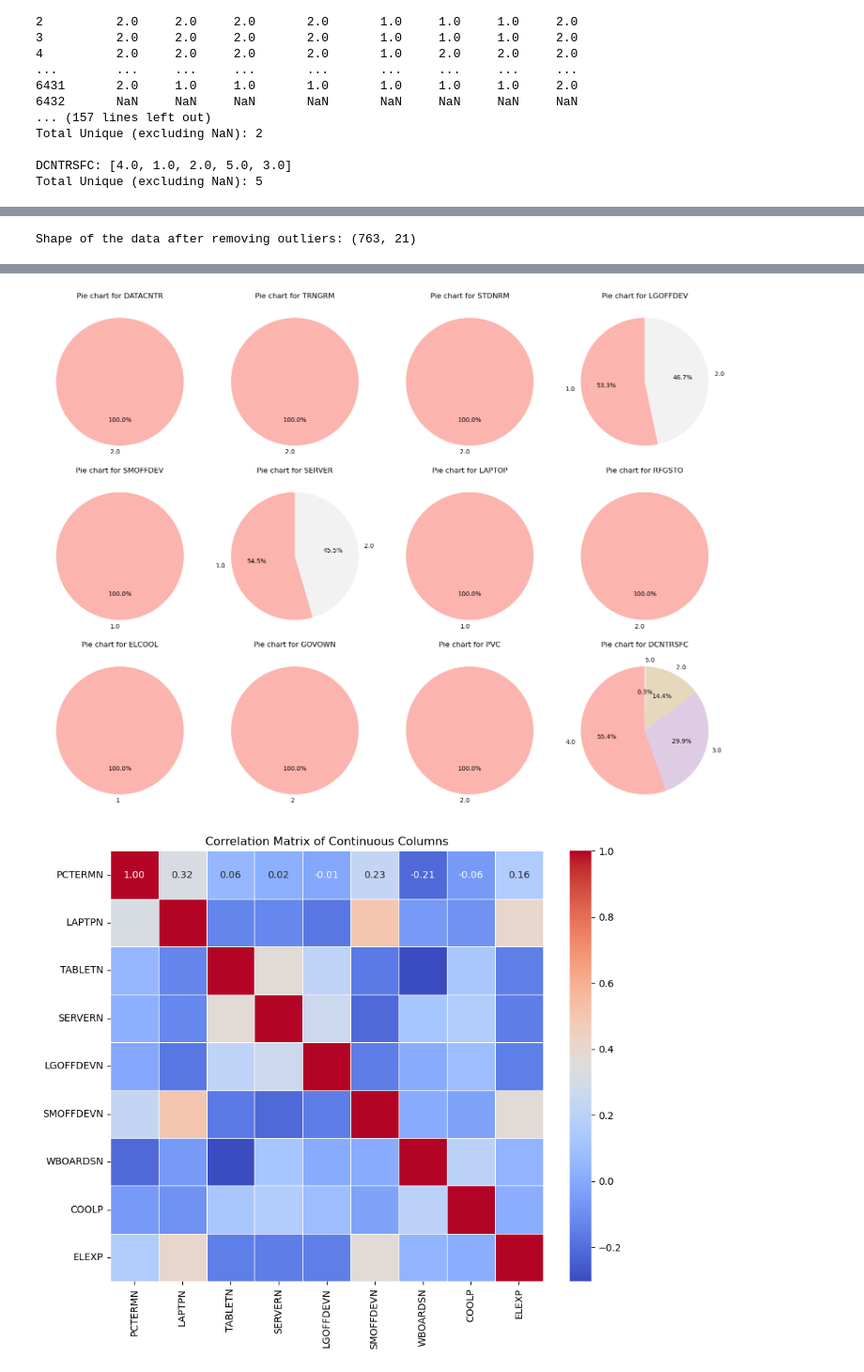
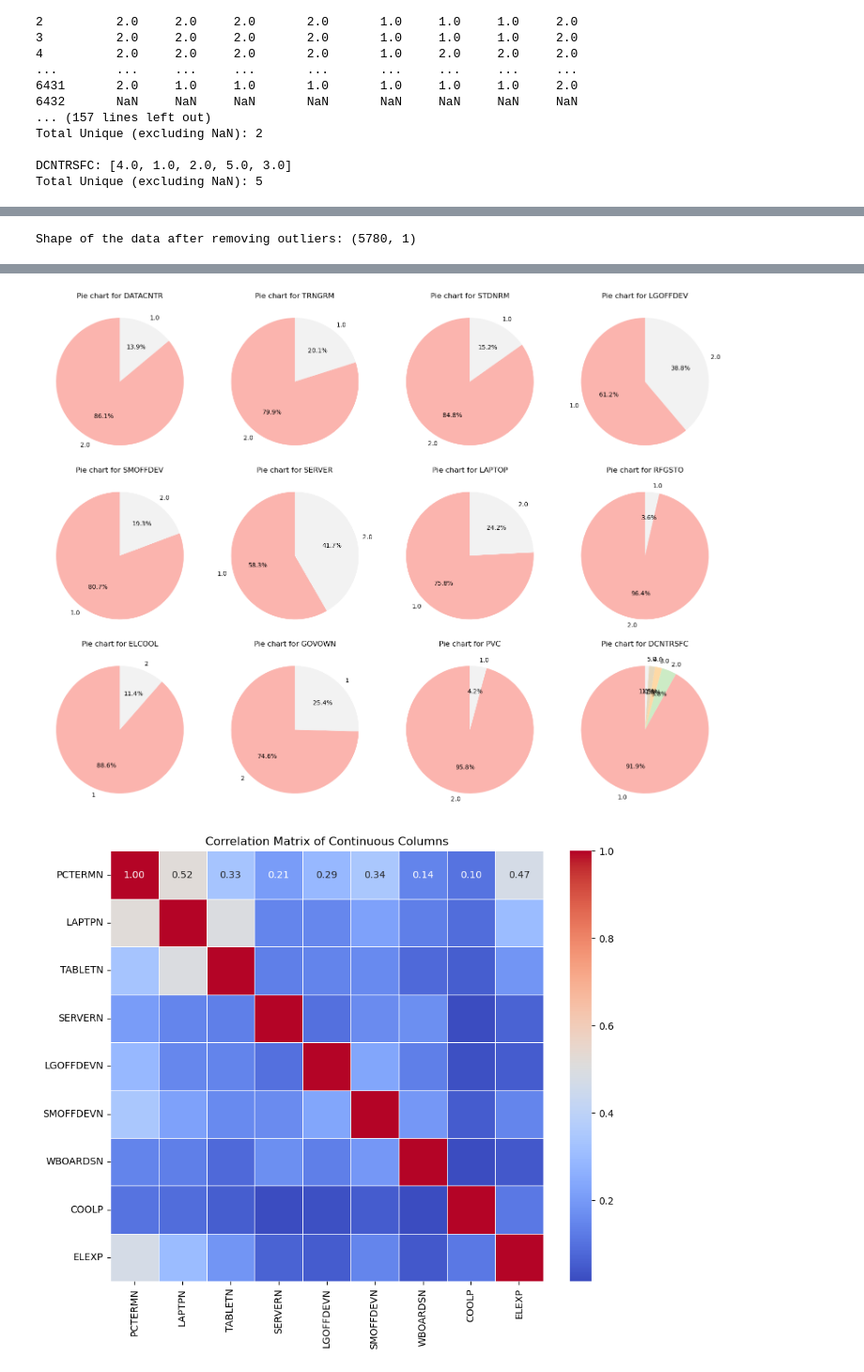
Before and after one commit to aash1999/Commercial-Buildings-Energy-Consumption-Survey, a Jupyter notebook: codes/EDAQ3_Aakash.ipynb, the cells around one changed output, grey strips where cells are left out. Shown at 94% size. Cells and saved outputs as stored; diff of their text form; code cells hidden in the pictures.

```diff
--- a/codes/EDAQ3_Aakash.ipynb
+++ b/codes/EDAQ3_Aakash.ipynb
@@ -7,6 +7,7 @@ data = pd.read_csv("../datasets/cbecs2018_final_public.csv")
 
 cat_cols = ["DATACNTR", "TRNGRM", "STDNRM", "LGOFFDEV", "SMOFFDEV", "SERVER", "LAPTOP", "RFGSTO", "ELCOOL","GOVOWN", "PVC", "DCNTRSFC" ]
 cont_cols = ["PCTERMN", "LAPTPN", "TABLETN","SERVERN", "LGOFFDEVN", "SMOFFDEVN", "WBOARDSN", "COOLP", "ELEXP"]
+target_col = "ELEXP"
 columns =  cat_cols + cont_cols
 # %%
 def show_unique_values(df, cat_cols):
@@ -158,11 +196,21 @@ class DataExploration:
     # 1. Plot Histograms for continuous columns
     def freedman_diaconis_bins(self, data):
         """Calculate optimal bin size using the Freedman-Diaconis rule"""
-        iqr = np.percentile(data, 75) - np.percentile(data, 25)  # Interquartile range
+        # Remove NaN and infinite values from the data
+        data = data.replace([np.inf, -np.inf], np.nan).dropna()
+
+        # Calculate interquartile range (IQR)
+        iqr = np.percentile(data, 75) - np.percentile(data, 25)
         n = len(data)
         bin_width = 2 * iqr / n**(1/3)
+
+        # Avoid division by zero in case of a narrow range
+        if bin_width == 0:
+            return 1  # Default to 1 bin if bin_width is zero
+
         bins = int((data.max() - data.min()) / bin_width)
         return bins
+
 
     def plot_histograms(self):
         plt.figure(figsize=(14, 10))
@@ -256,11 +304,11 @@ def remove_outliers(df):
     return df_no_outliers
 
 # Removing outliers from df_imputed
-df_no_outliers = remove_outliers(df_imputed)
+df_imputed["ELEXP"] = remove_outliers(df_imputed[["ELEXP"]])
 
-eda = DataExploration(df_no_outliers, cat_cols, cont_cols, target_col="ELEXP")
+eda = DataExploration(df_imputed, cat_cols, cont_cols, target_col="ELEXP")
 
 # Perform the full EDA
 eda.perform_eda()
 # %% [output]
-Shape of the data after removing outliers: (763, 21)
+Shape of the data after removing outliers: (5780, 1)
@@ -270,5 +318,5 @@ Shape of the data after removing outliers: (763, 21)
-[figure, old version]
+[figure, new version]
-[figure, old version]
+[figure, new version]
 # %%
 df_imputed[target_col]
 # %% [output]
```
Also changed, not shown: parts of 11 cells of this notebook, 1 other file.
